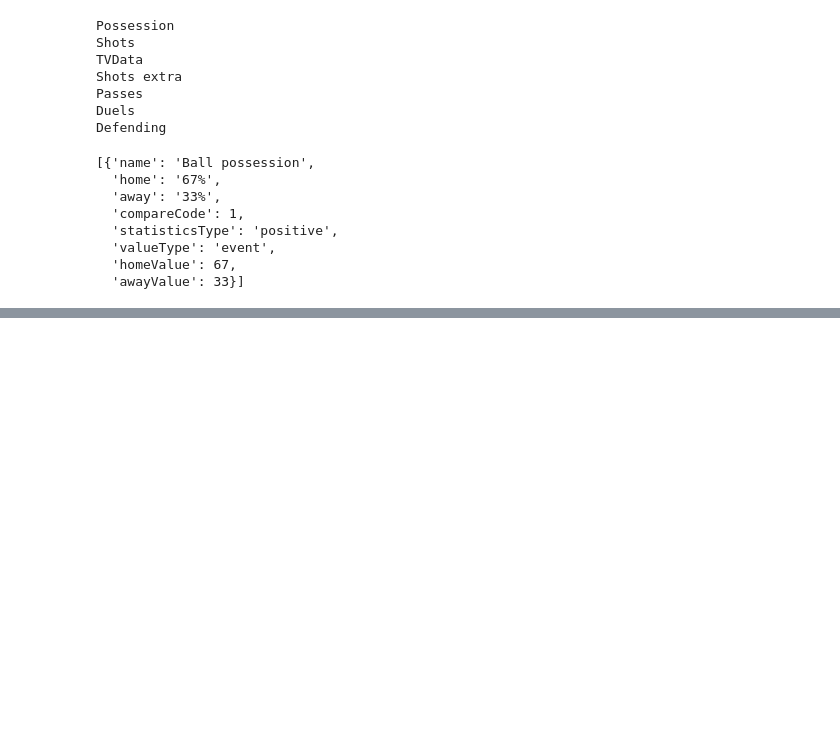
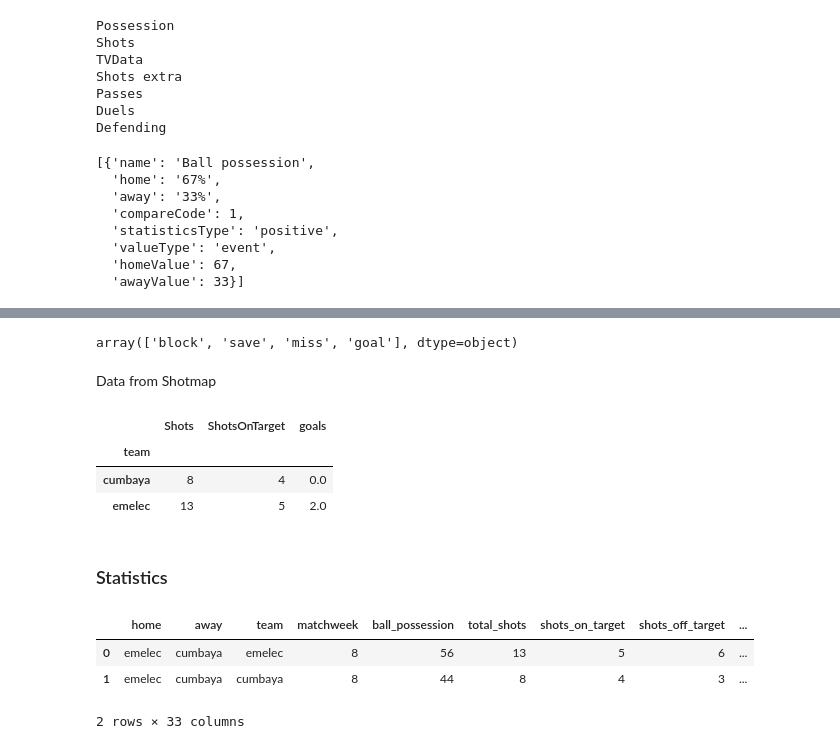
Before and after one commit to Zekda96/ligapro_analytics, a Jupyter notebook: drafting.ipynb, the cells around one changed output, grey strips where cells are left out. Cells and saved outputs as stored; diff of their text form; code cells hidden in the pictures; blank space fills up the shorter version.

```diff
--- a/drafting.ipynb
+++ b/drafting.ipynb
@@ -89,0 +251,35 @@ pd.DataFrame(final_data)
+# %%
+df['shot_type'].unique()
+# %% [output]
+array(['block', 'save', 'miss', 'goal'], dtype=object)
+# %% [markdown]
+Data from Shotmap
+# %%
+# Goals
+df1 = df[['team', 'shot_type']][df['shot_type'] == 'goal'].groupby('team').count()
+df1 = df1.rename(columns={"shot_type": "goals"})
+
+# On Target
+df2 = df[['team', 'shot_type']][df['shot_type'].isin(['save', 'goal'])].groupby('team').count()
+df2 = df2.rename(columns={"shot_type": "ShotsOnTarget"})
+
+# Shots
+df3 = df[['team', 'shot_type']].groupby('team').count()
+df3 = df3.rename(columns={"shot_type": "Shots"})
+
+# Join df2 and df3
+df_shotmap = df3.join(df2, how='outer')
+
+# Join df and df1
+df_shotmap = df_shotmap.join(df1, how='outer')
+
+df_shotmap = df_shotmap.fillna(0)
+
+df_shotmap
+# %% [output]
+|  | Shots | ShotsOnTarget | goals |
+| team |  |  |  |
+| cumbaya | 8 | 4 | 0.0 |
+| emelec | 13 | 5 | 2.0 |
+# %% [markdown]
+### Statistics
@@ -89,0 +362,9 @@ pd.DataFrame(final_data)
+# %%
+fp = 'data/matches/mw7/delfin_catolica_statistics.json'
+df = parse_json_statistics(file = f'{home}_{away}_statistics.json', base_dir = 'data/matches', week = f'mw{mw}')
+df.head()
+# %% [output]
+|  | home | away | team | matchweek | ball_possession | total_shots | shots_on_target | shots_off_target | ... |
+| 0 | emelec | cumbaya | emelec | 8 | 56 | 13 | 5 | 6 | ... |
+| 1 | emelec | cumbaya | cumbaya | 8 | 44 | 8 | 4 | 3 | ... |
+2 rows × 33 columns
```
Also changed, not shown: parts of 40 cells of this notebook.
